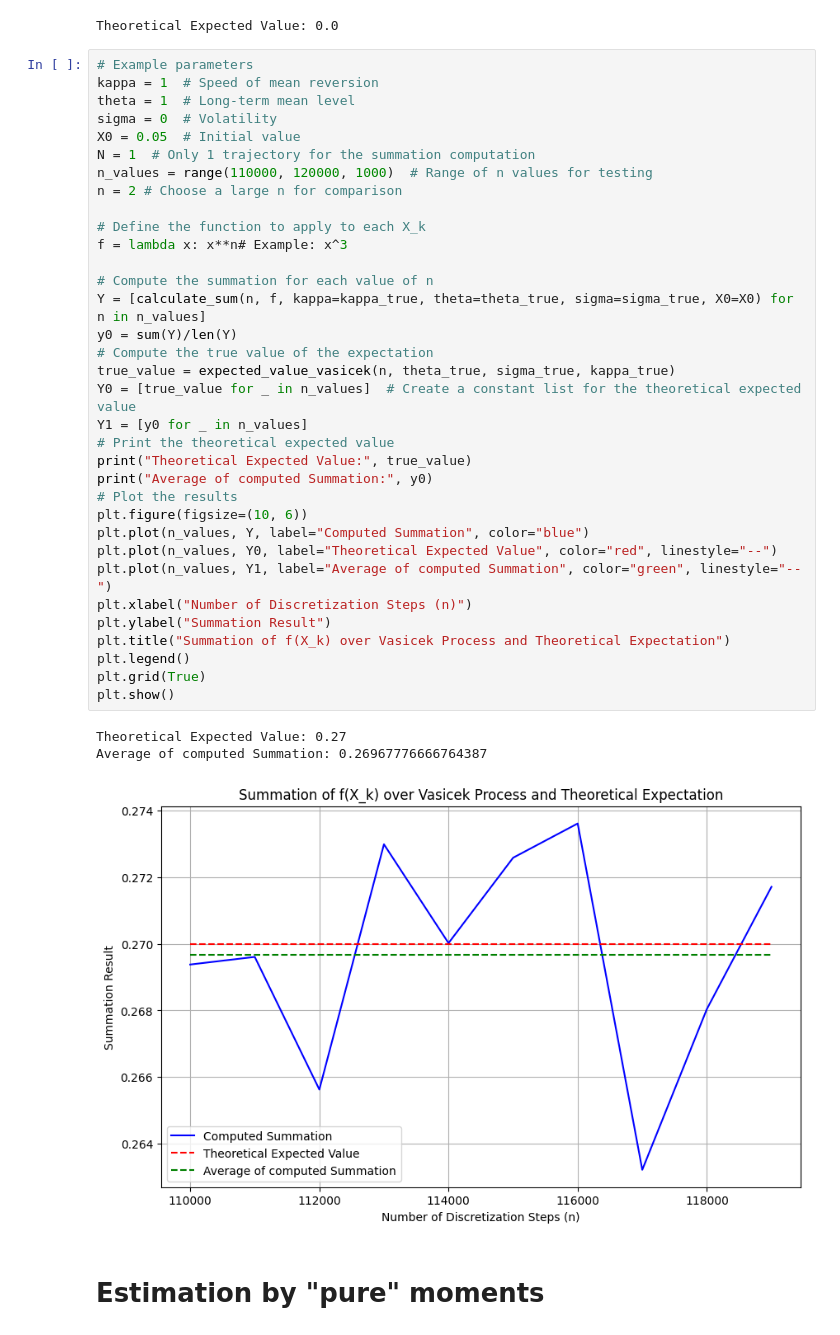
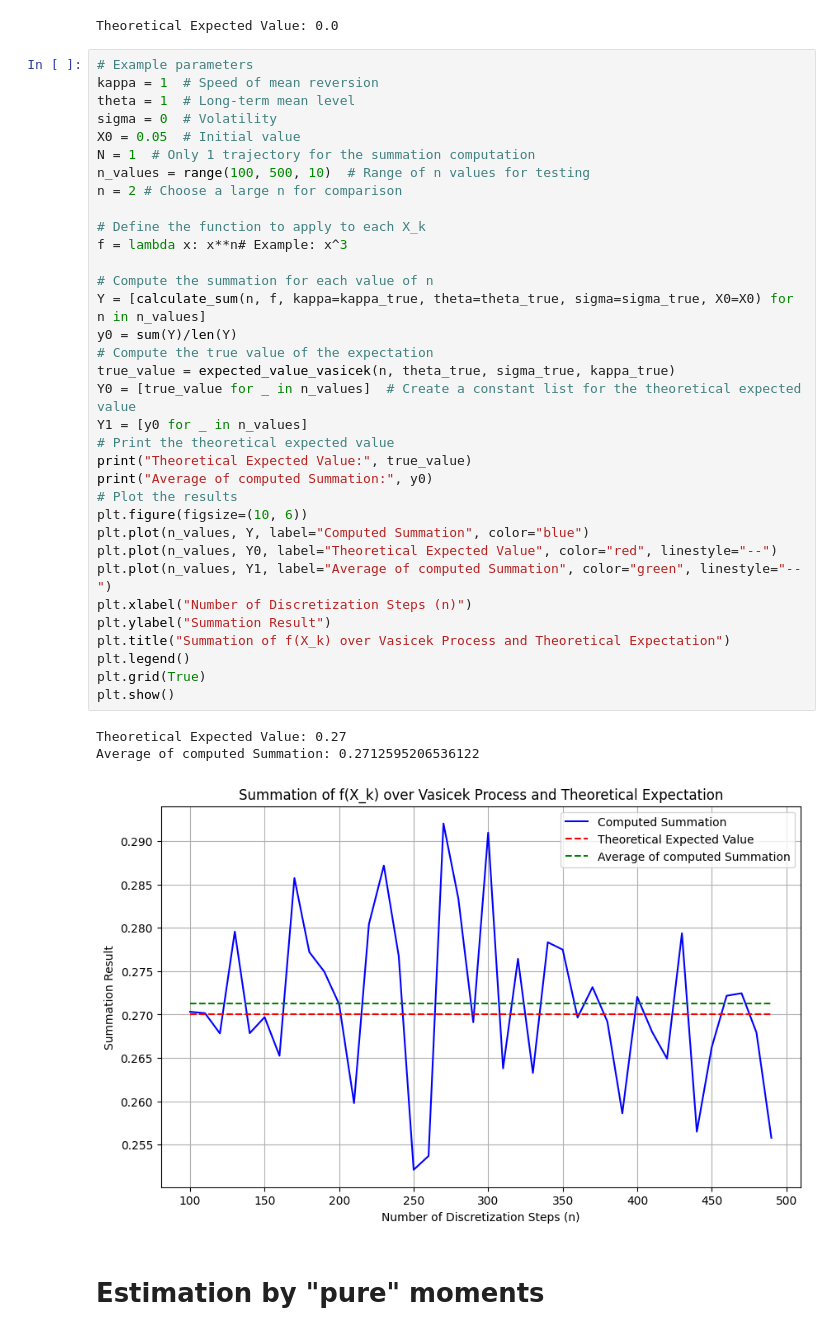
Before and after one commit to Hassen214/Project-IMI, a Jupyter notebook: Code.ipynb, the cells around one changed output. Drawn from its saved outputs; the diff is of its cells as text.

```diff
--- a/Code.ipynb
+++ b/Code.ipynb
@@ -240,37 +240,37 @@ theta = 1  # Long-term mean level
 sigma = 0  # Volatility
 X0 = 0.05  # Initial value
 N = 1  # Only 1 trajectory for the summation computation
-n_values = range(110000, 120000, 1000)  # Range of n values for testing
+n_values = range(100, 500, 10)  # Range of n values for testing
 n = 2 # Choose a large n for comparison
 
 # Define the function to apply to each X_k
 f = lambda x: x**n# Example: x^3
 
 # Compute the summation for each value of n
 Y = [calculate_sum(n, f, kappa=kappa_true, theta=theta_true, sigma=sigma_true, X0=X0) for n in n_values]
 y0 = sum(Y)/len(Y)
 # Compute the true value of the expectation
 true_value = expected_value_vasicek(n, theta_true, sigma_true, kappa_true)
 Y0 = [true_value for _ in n_values]  # Create a constant list for the theoretical expected value
 Y1 = [y0 for _ in n_values]
 # Print the theoretical expected value
 print("Theoretical Expected Value:", true_value)
 print("Average of computed Summation:", y0)
 # Plot the results
 plt.figure(figsize=(10, 6))
 plt.plot(n_values, Y, label="Computed Summation", color="blue")
 plt.plot(n_values, Y0, label="Theoretical Expected Value", color="red", linestyle="--")
 plt.plot(n_values, Y1, label="Average of computed Summation", color="green", linestyle="--")
 plt.xlabel("Number of Discretization Steps (n)")
 plt.ylabel("Summation Result")
 plt.title("Summation of f(X_k) over Vasicek Process and Theoretical Expectation")
 plt.legend()
 plt.grid(True)
 plt.show()
 # %% [output]
 Theoretical Expected Value: 0.27
-Average of computed Summation: 0.26967776666764387
+Average of computed Summation: 0.2712595206536122
-[figure, old version]
+[figure, new version]
 # %% [markdown]
 # Estimation by "pure" moments
 # %%
```
Also changed, not shown: parts of 20 cells of this notebook.
